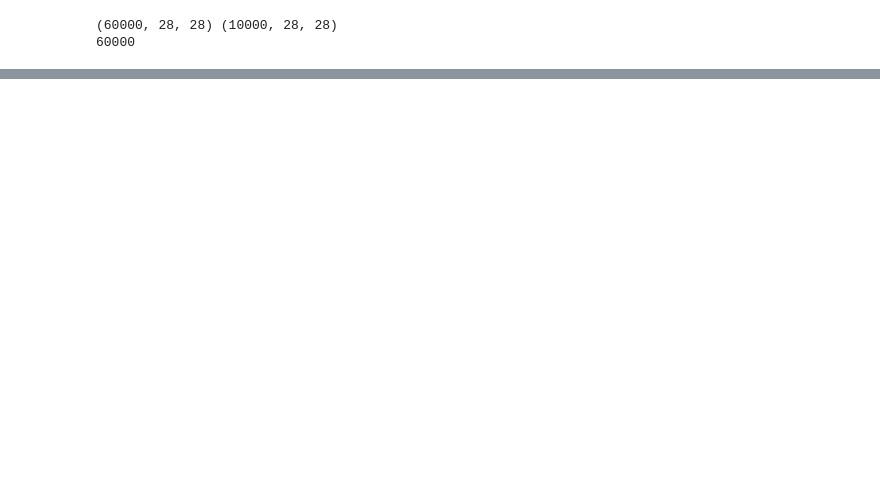
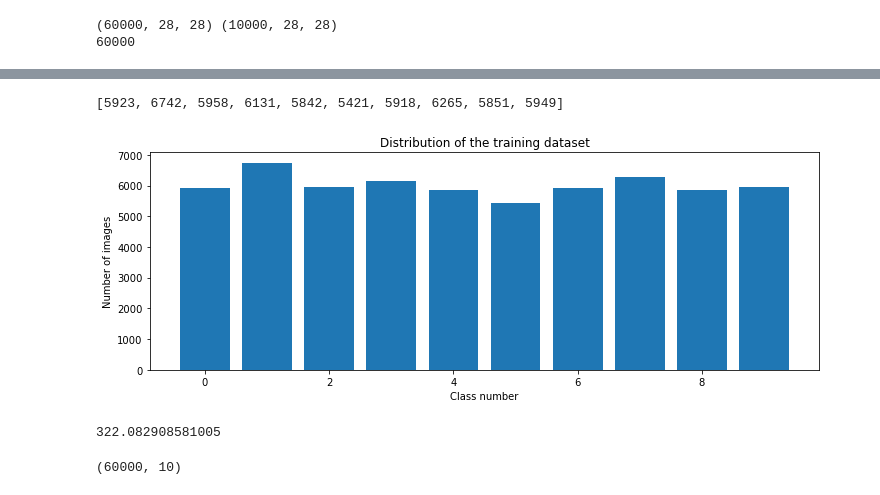
Before and after one commit to AhmedSheded/self-driving-car, a Jupyter notebook: sections/mnist.ipynb, the cells around one changed output, grey strips where cells are left out. Saved outputs shown, nothing was run; the diff lists cells and outputs as text; code cells hidden in the pictures; blank space fills up the shorter version.

```diff
--- a/sections/mnist.ipynb
+++ b/sections/mnist.ipynb
@@ -25,0 +42,15 @@ assert(X_test.shape[1:] == (28, 28)), 'The dimensions of the images are not 28x2
+# %%
+print(n_samples)
+plt.figure(figsize=(12, 4))
+plt.bar(range(0, n_classes), n_samples)
+plt.title('Distribution of the training dataset')
+plt.xlabel('Class number')
+plt.ylabel('Number of images')
+plt.show()
+# %% [output]
+[5923, 6742, 5958, 6131, 5842, 5421, 5918, 6265, 5851, 5949]
+[figure, added]
+# %%
+np.std(n_samples)
+# %% [output]
+322.082908581005
@@ -25,0 +60,4 @@ assert(X_test.shape[1:] == (28, 28)), 'The dimensions of the images are not 28x2
+# %%
+y_train.shape
+# %% [output]
+(60000, 10)
```
Also changed, not shown: parts of 6 cells of this notebook.
